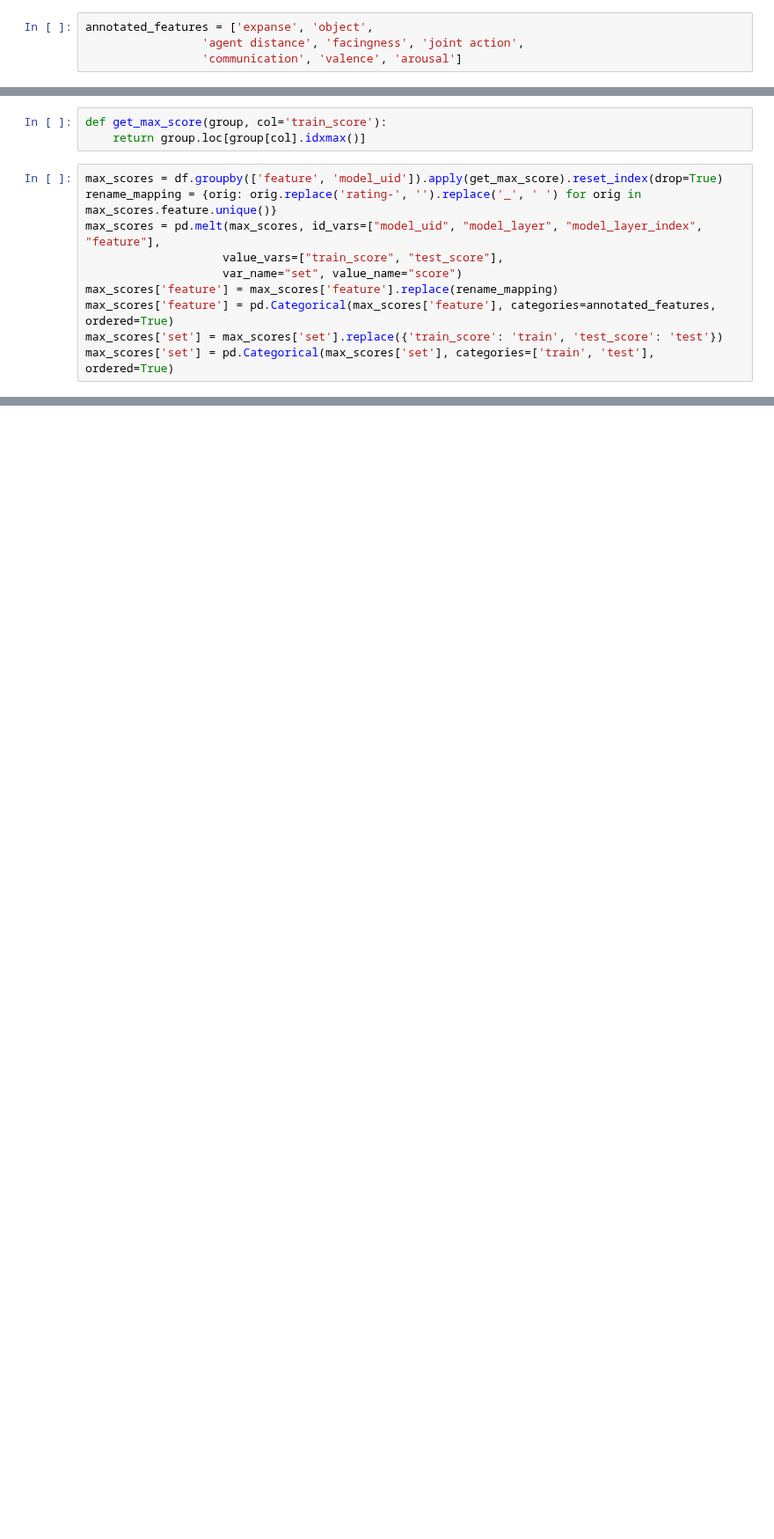
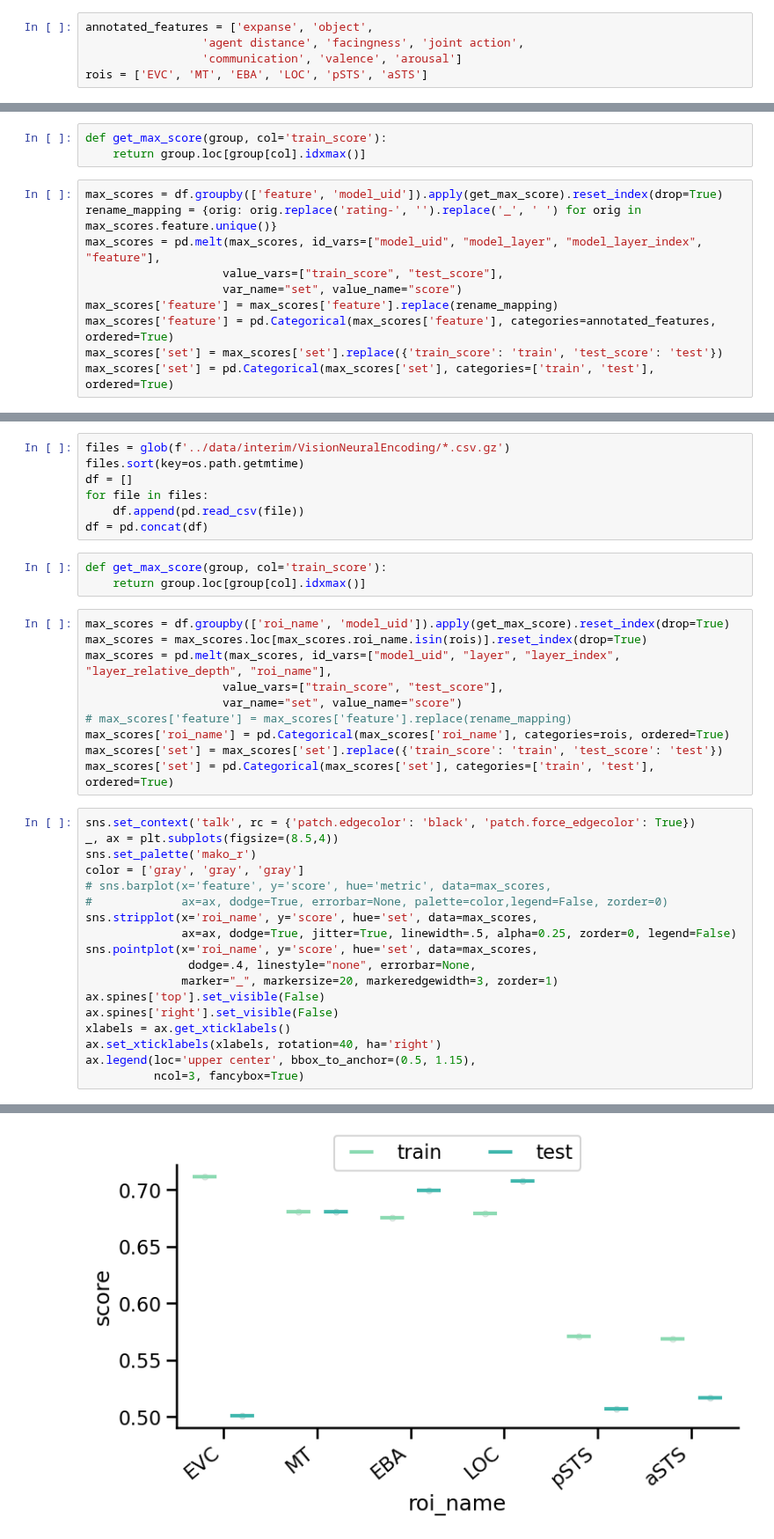
Before and after one commit to Isik-lab/SIfMRI_modeling, a Jupyter notebook: notebooks/behavior_results.ipynb, the cells around one changed output, grey strips where cells are left out. Shown at 88% size. Drawn from its saved outputs; the diff is of its cells as text; blank space fills up the shorter version.

```diff
--- a/notebooks/behavior_results.ipynb
+++ b/notebooks/behavior_results.ipynb
@@ -7,3 +10,4 @@ import matplotlib.pyplot as plt
 annotated_features = ['expanse', 'object',
                  'agent distance', 'facingness', 'joint action',
                  'communication', 'valence', 'arousal']
+rois = ['EVC', 'MT', 'EBA', 'LOC', 'pSTS', 'aSTS']
@@ -53,0 +61,39 @@ ax.legend(loc='upper center', bbox_to_anchor=(0.5, 1.15),
+# %%
+files = glob(f'../data/interim/VisionNeuralEncoding/*.csv.gz')
+files.sort(key=os.path.getmtime)
+df = []
+for file in files:
+    df.append(pd.read_csv(file))
+df = pd.concat(df)
+# %%
+def get_max_score(group, col='train_score'):
+    return group.loc[group[col].idxmax()]
+# %%
+max_scores = df.groupby(['roi_name', 'model_uid']).apply(get_max_score).reset_index(drop=True)
+max_scores = max_scores.loc[max_scores.roi_name.isin(rois)].reset_index(drop=True)
+max_scores = pd.melt(max_scores, id_vars=["model_uid", "layer", "layer_index", "layer_relative_depth", "roi_name"],
+                    value_vars=["train_score", "test_score"],
+                    var_name="set", value_name="score")
+# max_scores['feature'] = max_scores['feature'].replace(rename_mapping)
+max_scores['roi_name'] = pd.Categorical(max_scores['roi_name'], categories=rois, ordered=True)
+max_scores['set'] = max_scores['set'].replace({'train_score': 'train', 'test_score': 'test'})
+max_scores['set'] = pd.Categorical(max_scores['set'], categories=['train', 'test'], ordered=True)
+# %%
+sns.set_context('talk', rc = {'patch.edgecolor': 'black', 'patch.force_edgecolor': True})
+_, ax = plt.subplots(figsize=(8.5,4))
+sns.set_palette('mako_r')
+color = ['gray', 'gray', 'gray']
+# sns.barplot(x='feature', y='score', hue='metric', data=max_scores,
+#             ax=ax, dodge=True, errorbar=None, palette=color,legend=False, zorder=0)
+sns.stripplot(x='roi_name', y='score', hue='set', data=max_scores,
+              ax=ax, dodge=True, jitter=True, linewidth=.5, alpha=0.25, zorder=0, legend=False)
+sns.pointplot(x='roi_name', y='score', hue='set', data=max_scores,
+               dodge=.4, linestyle="none", errorbar=None,
+              marker="_", markersize=20, markeredgewidth=3, zorder=1)
+ax.spines['top'].set_visible(False)
+ax.spines['right'].set_visible(False)
+xlabels = ax.get_xticklabels()
+ax.set_xticklabels(xlabels, rotation=40, ha='right')
+ax.legend(loc='upper center', bbox_to_anchor=(0.5, 1.15),
+          ncol=3, fancybox=True)
+# %% [output]
@@ -53,0 +101 @@ ax.legend(loc='upper center', bbox_to_anchor=(0.5, 1.15),
+[figure, added]
```
Also changed, not shown: parts of 10 cells of this notebook, 9 other files.
